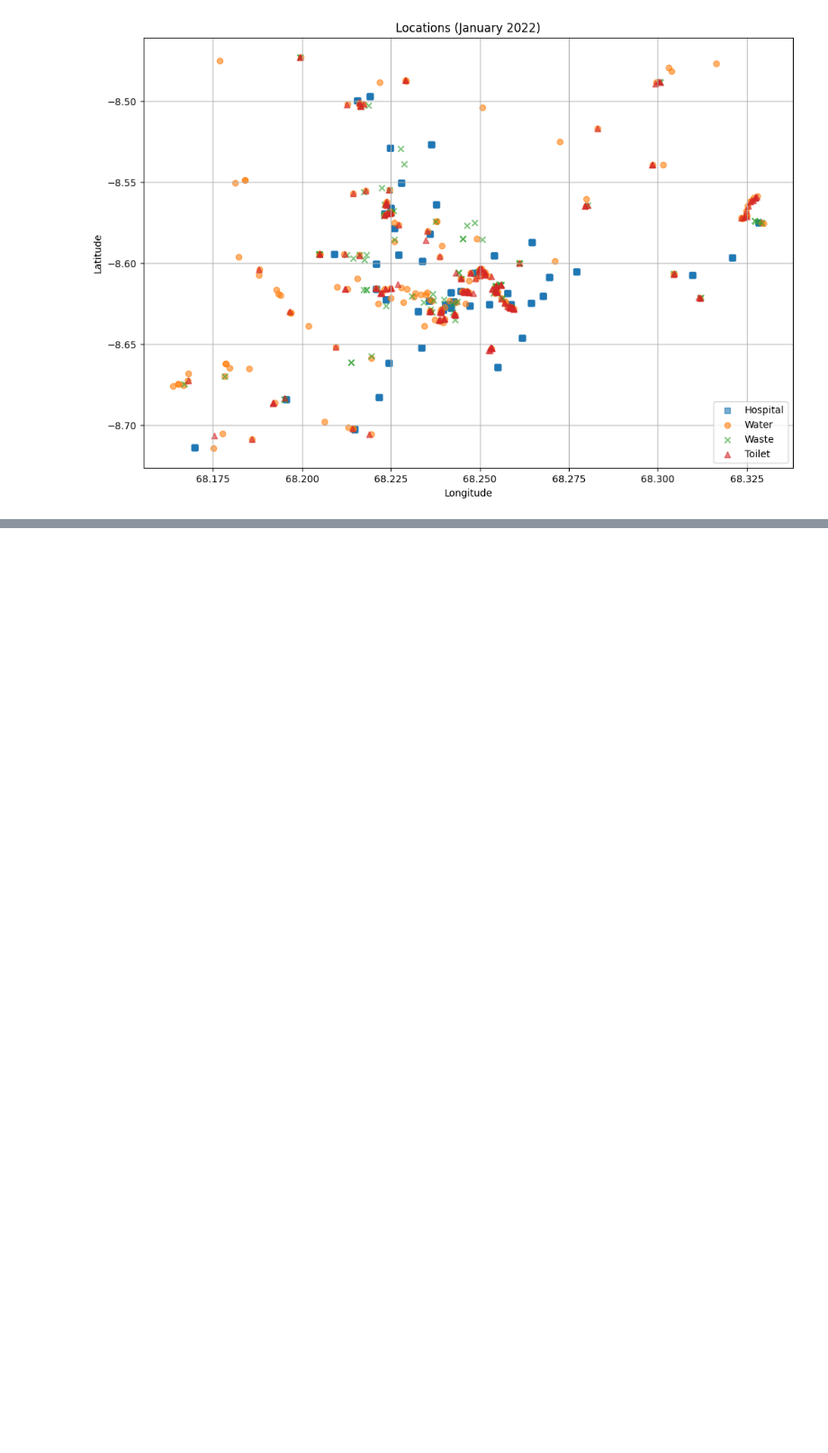
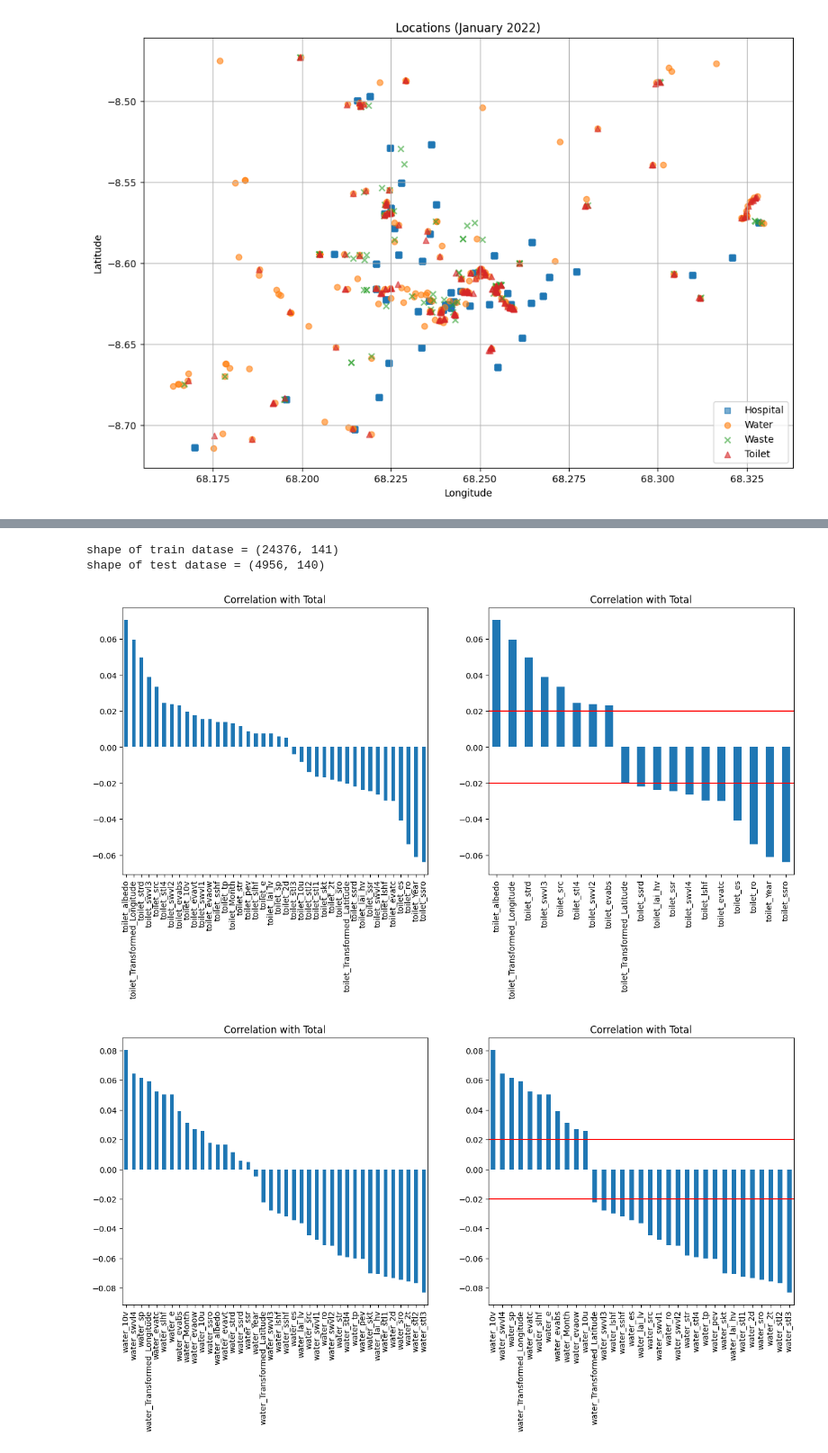
Before and after one commit to segnig/Zindi-Competitions, a Jupyter notebook: outsmarting-outbreaks-challenge/OutsmartingOutbreaks_StarterNotebook.ipynb, the cells around one changed output, grey strips where cells are left out. Shown at 90% size. Drawn from its saved outputs; the diff is of its cells as text; code cells hidden in the pictures; blank space fills up the shorter version.

```diff
--- a/outsmarting-outbreaks-challenge/OutsmartingOutbreaks_StarterNotebook.ipynb
+++ b/outsmarting-outbreaks-challenge/OutsmartingOutbreaks_StarterNotebook.ipynb
@@ -359,0 +400,41 @@ float_cols = merged_data.select_dtypes(include=["float64", "int64"]).columns
+# %%
+# shape of dataset
+print("shape of train datase =", train_df.shape)
+print("shape of test datase =", test_df.shape)
+# %% [output]
+shape of train datase = (24376, 141)
+shape of test datase = (4956, 140)
+# %%
+def strong_relation_with_target_vector(root):
+    # select features for roots
+    features_cols = [col for col in merged_data.select_dtypes(include=["float64", "int64"]).columns if col.startswith(root)]
+
+    # correleation with target vector
+    corr_with_total = merged_data[features_cols].corrwith(merged_data['Total']).sort_values(ascending=False)
+
+    fig, ax = plt.subplots(1, 2, figsize=(15, 6))
+
+    corr_with_total.plot(kind='bar', title='Correlation with Total', ax=ax[0])
+    # select top features
+
+    mask_top = (corr_with_total > 0.02) | (corr_with_total < -0.02)
+    corr_with_total_top = corr_with_total[mask_top]
+
+    corr_with_total_top.plot(kind='bar', title='Correlation with Total', ax=ax[1])
+    plt.axhline(y=0.02, color='r', linestyle='-')
+    plt.axhline(y=-0.02, color='r', linestyle='-')
+
+    return fig
+# %%
+# List of feature prefixes
+feature_prefixes = ['toilet_', 'water_', 'waste_']
+
+# Loop through each feature prefix and plot
+for col in feature_prefixes:
+    strong_relation_with_target_vector(col)
+
+plt.tight_layout()
+plt.show()
+# %% [output]
+[figure, added]
+[figure, added]
```
Also changed, not shown: parts of 28 cells of this notebook.
